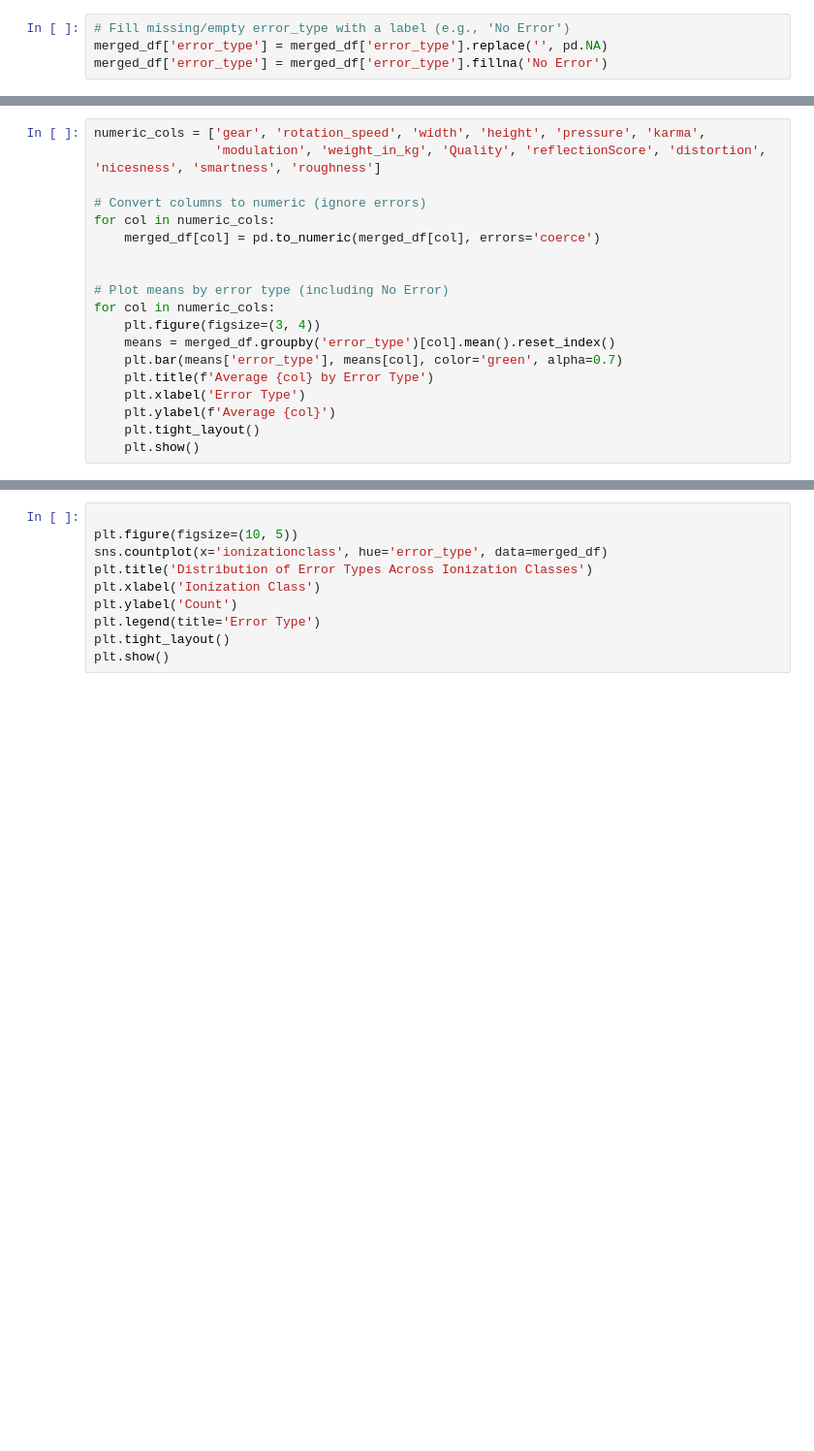
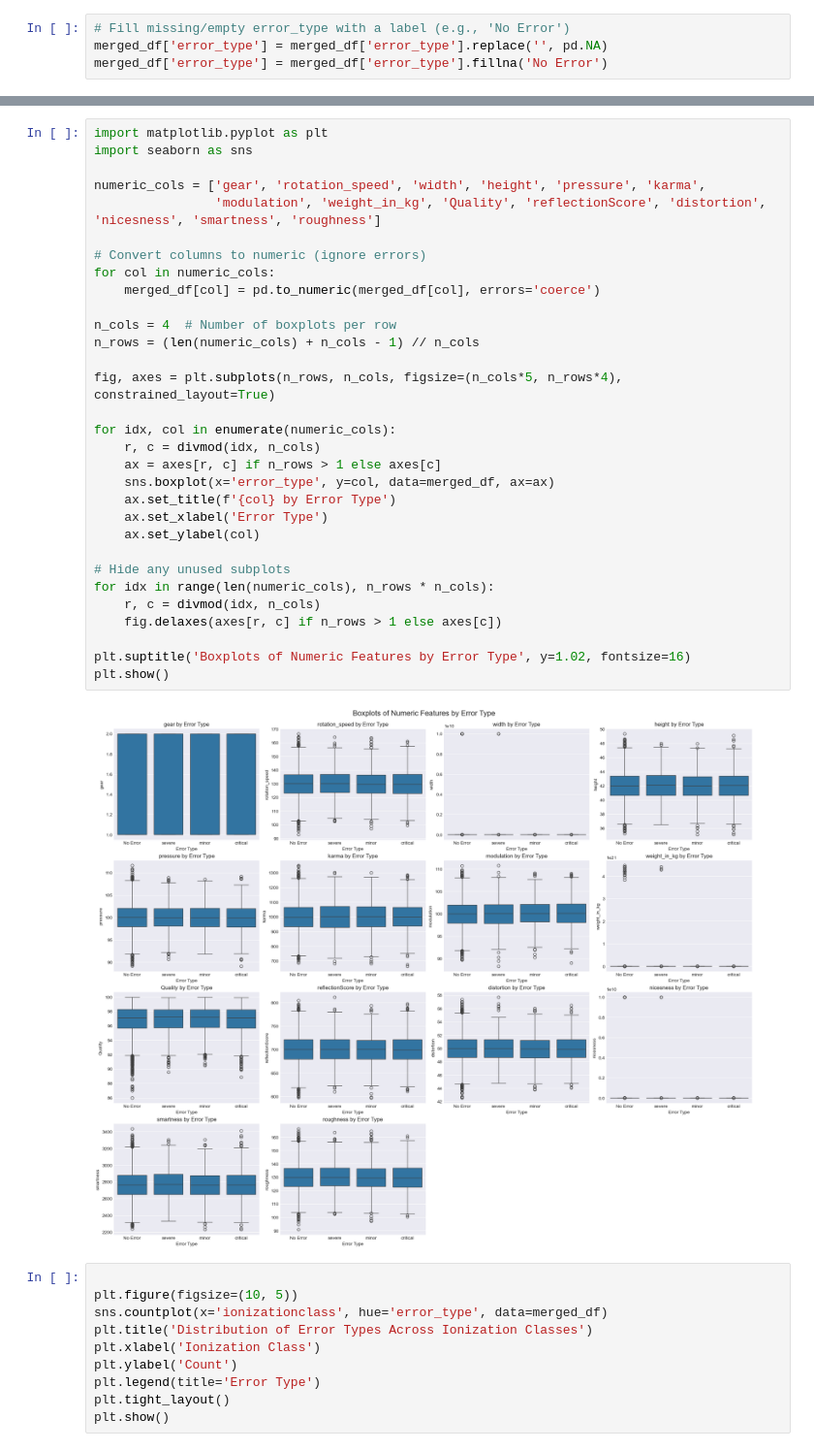
Before and after one commit to Parth-0804/ML_Presentation_Workspace, a Jupyter notebook: ML - SmartBuild Dataset/EDA_Machine_Production.ipynb, the cells around one changed output, grey strips where cells are left out. Shown at 97% size. Saved outputs shown, nothing was run; the diff lists cells and outputs as text; blank space fills up the shorter version.

```diff
--- a/ML - SmartBuild Dataset/EDA_Machine_Production.ipynb
+++ b/ML - SmartBuild Dataset/EDA_Machine_Production.ipynb
@@ -131,22 +131,3 @@ print("Numerical columns:", num_cols)
 # %% [output]
 Categorical columns: ['ionizationclass', 'FluxCompensation', 'error', 'error_type', 'multideminsionality']
 Numerical columns: ['configuration_log_ID', 'gear', 'rotation_speed', 'id', 'width', 'height', 'pressure', 'karma', 'modulation', 'weight_in_kg', 'weight_in_g', 'Quality', 'reflectionScore', 'distorti ...
-# %%
-numeric_cols = ['gear', 'rotation_speed', 'width', 'height', 'pressure', 'karma',
-                'modulation', 'weight_in_kg', 'Quality', 'reflectionScore', 'distortion', 'nicesness', 'smartness', 'roughness']
-
-# Convert columns to numeric (ignore errors)
-for col in numeric_cols:
-    merged_df[col] = pd.to_numeric(merged_df[col], errors='coerce')
-
-
-# Plot means by error type (including No Error)
-for col in numeric_cols:
-    plt.figure(figsize=(3, 4))
-    means = merged_df.groupby('error_type')[col].mean().reset_index()
-    plt.bar(means['error_type'], means[col], color='green', alpha=0.7)
-    plt.title(f'Average {col} by Error Type')
-    plt.xlabel('Error Type')
-    plt.ylabel(f'Average {col}')
-    plt.tight_layout()
-    plt.show()
@@ -168,3 +151,36 @@ for col in numeric_cols:
+# %%
+import matplotlib.pyplot as plt
+import seaborn as sns
+
+numeric_cols = ['gear', 'rotation_speed', 'width', 'height', 'pressure', 'karma',
+                'modulation', 'weight_in_kg', 'Quality', 'reflectionScore', 'distortion', 'nicesness', 'smartness', 'roughness']
+
+# Convert columns to numeric (ignore errors)
+for col in numeric_cols:
+    merged_df[col] = pd.to_numeric(merged_df[col], errors='coerce')
+
+n_cols = 4  # Number of boxplots per row
+n_rows = (len(numeric_cols) + n_cols - 1) // n_cols
+
+fig, axes = plt.subplots(n_rows, n_cols, figsize=(n_cols*5, n_rows*4), constrained_layout=True)
+
+for idx, col in enumerate(numeric_cols):
+    r, c = divmod(idx, n_cols)
+    ax = axes[r, c] if n_rows > 1 else axes[c]
+    sns.boxplot(x='error_type', y=col, data=merged_df, ax=ax)
+    ax.set_title(f'{col} by Error Type')
+    ax.set_xlabel('Error Type')
+    ax.set_ylabel(col)
+
+# Hide any unused subplots
+for idx in range(len(numeric_cols), n_rows * n_cols):
+    r, c = divmod(idx, n_cols)
+    fig.delaxes(axes[r, c] if n_rows > 1 else axes[c])
+
+plt.suptitle('Boxplots of Numeric Features by Error Type', y=1.02, fontsize=16)
+plt.show()
+# %% [output]
+[figure, added]
 # %%
 
 plt.figure(figsize=(10, 5))
```
Also changed, not shown: parts of 9 cells of this notebook.
